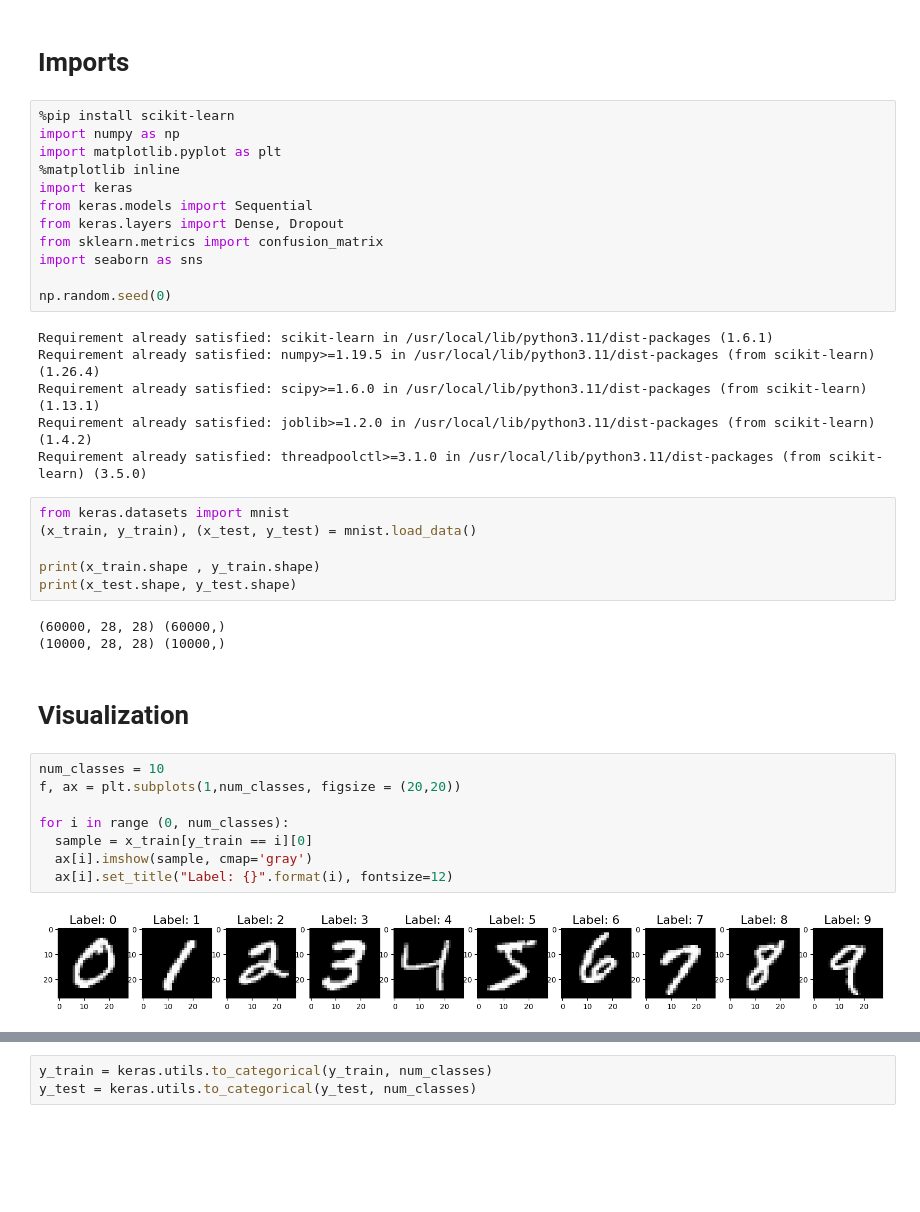
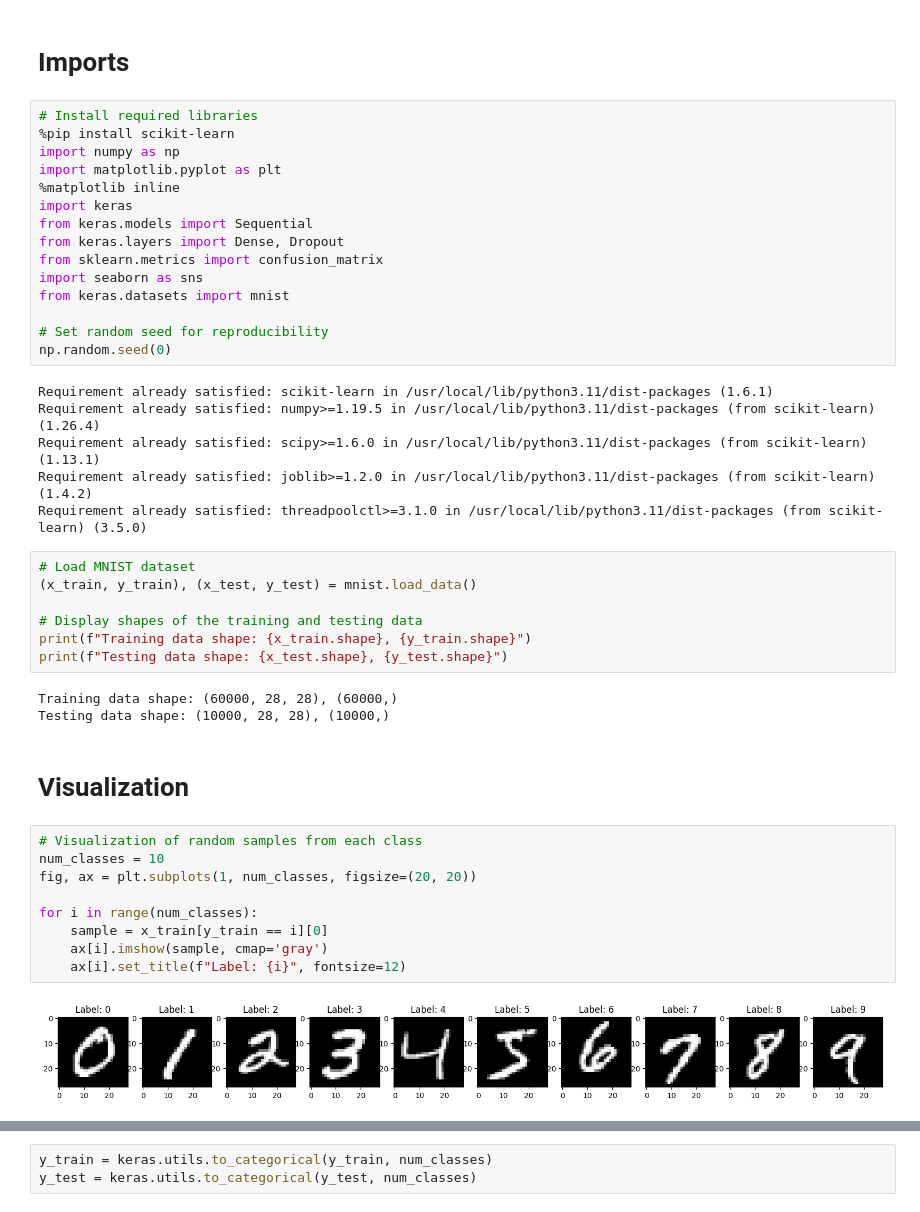
Before and after one commit to okeefey/MNIST-Digits-classification, a Jupyter notebook: MNIST_Digits_classification.ipynb, the cells around one changed output, grey strips where cells are left out. Drawn from its saved outputs; the diff is of its cells as text; blank space fills up the shorter version.

```diff
--- a/MNIST_Digits_classification.ipynb
+++ b/MNIST_Digits_classification.ipynb
@@ -3,6 +3,7 @@
 # %% [markdown]
 # Imports
 # %%
+# Install required libraries
 %pip install scikit-learn
 import numpy as np
 import matplotlib.pyplot as plt
@@ -12,7 +13,9 @@ from keras.models import Sequential
 from keras.layers import Dense, Dropout
 from sklearn.metrics import confusion_matrix
 import seaborn as sns
+from keras.datasets import mnist
 
+# Set random seed for reproducibility
 np.random.seed(0)
 # %% [output]
 Requirement already satisfied: scikit-learn in /usr/local/lib/python3.11/dist-packages (1.6.1)
@@ -21,23 +24,25 @@ Requirement already satisfied: scipy>=1.6.0 in /usr/local/lib/python3.11/dist-pa
 Requirement already satisfied: joblib>=1.2.0 in /usr/local/lib/python3.11/dist-packages (from scikit-learn) (1.4.2)
 Requirement already satisfied: threadpoolctl>=3.1.0 in /usr/local/lib/python3.11/dist-packages (from scikit-learn) (3.5.0)
 # %%
-from keras.datasets import mnist
+# Load MNIST dataset
 (x_train, y_train), (x_test, y_test) = mnist.load_data()
 
-print(x_train.shape , y_train.shape)
-print(x_test.shape, y_test.shape)
+# Display shapes of the training and testing data
+print(f"Training data shape: {x_train.shape}, {y_train.shape}")
+print(f"Testing data shape: {x_test.shape}, {y_test.shape}")
 # %% [output]
-(60000, 28, 28) (60000,)
-(10000, 28, 28) (10000,)
+Training data shape: (60000, 28, 28), (60000,)
+Testing data shape: (10000, 28, 28), (10000,)
 # %% [markdown]
 # Visualization
 # %%
+# Visualization of random samples from each class
 num_classes = 10
-f, ax = plt.subplots(1,num_classes, figsize = (20,20))
+fig, ax = plt.subplots(1, num_classes, figsize=(20, 20))
 
-for i in range (0, num_classes):
-  sample = x_train[y_train == i][0]
-  ax[i].imshow(sample, cmap='gray')
-  ax[i].set_title("Label: {}".format(i), fontsize=12)
+for i in range(num_classes):
+    sample = x_train[y_train == i][0]
+    ax[i].imshow(sample, cmap='gray')
+    ax[i].set_title(f"Label: {i}", fontsize=12)
 # %% [output]
-[figure, old version]
+[figure, new version]
```
Also changed, not shown: parts of 15 cells of this notebook.
